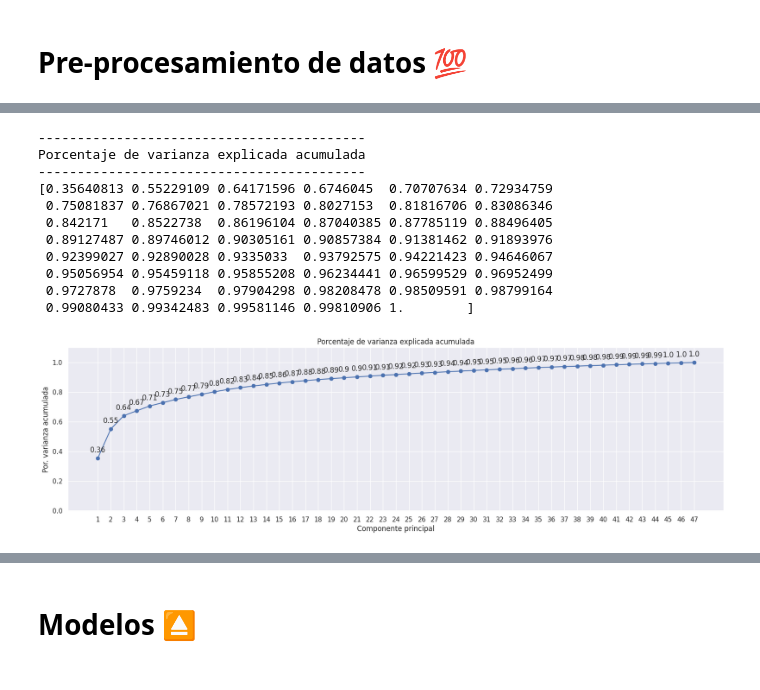
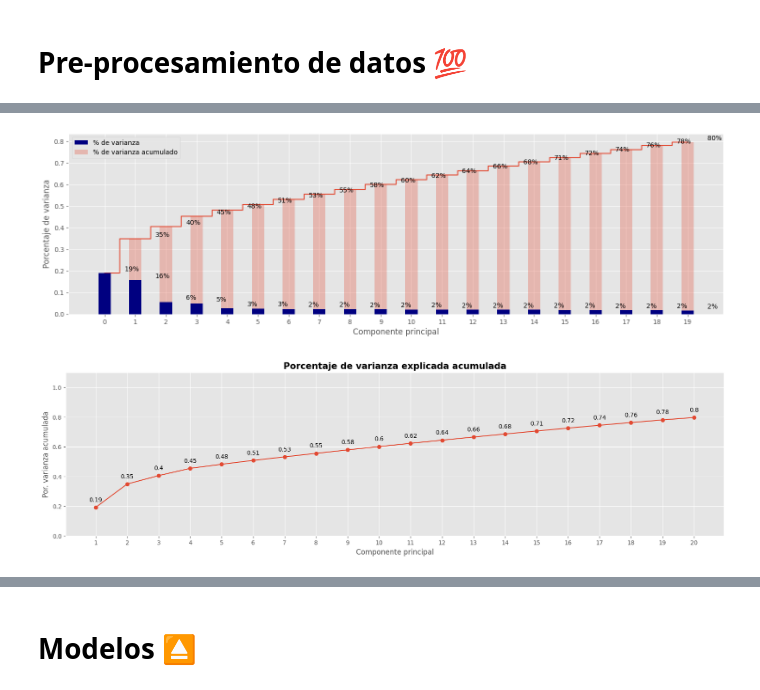
Before and after one commit to piero0090/Tesis-SeminarioII, a Jupyter notebook: Clustering_football_players.ipynb, the cells around one changed output, grey strips where cells are left out. Saved outputs shown, nothing was run; the diff lists cells and outputs as text; code cells hidden in the pictures.

```diff
--- a/Clustering_football_players.ipynb
+++ b/Clustering_football_players.ipynb
@@ -133,7 +126,7 @@ ax.bar_label(ax.containers[0])
 # Entrenamiento modelo PCA con escalado de los datos
 # ==============================================================================
 pca_pipe = make_pipeline(StandardScaler(), PCA())
-pca_pipe.fit(datosML)
+pca_pipe.fit(dataSample)
 # Se extrae el modelo entrenado del pipeline
 modelo_pca = pca_pipe.named_steps['pca']
 # %%
@@ -156,16 +153,21 @@ modelo_dataframe.head(3)
+# %%
+varianceCum_array = []
+for varianceCum in range(0,20):
+    varianceCum_array.append(cum_explained_variance[varianceCum])
+# %%
+varianceRatio_array = []
+for varianceRatio in range(0,20):
+    varianceRatio_array.append(explainedvce[varianceRatio])
 # %%
 # Porcentaje de varianza explicada por cada componente
-print('----------------------------------------------------')
-print('Porcentaje de varianza explicada por cada componente')
-print('----------------------------------------------------')
 
 fig, ax = plt.subplots(nrows=1, ncols=1, figsize=(18, 5))
 ax.bar(
-    x      = np.arange(modelo_pca.n_components_)+1,
-    height = modelo_pca.explained_variance_ratio_
+    x      = np.arange(20)+1,
+    height = varianceRatio_array
 )
 
-for x, y in zip(np.arange(len(datosML.columns)) +1, modelo_pca.explained_variance_ratio_):
+for x, y in zip(np.arange(20) +1, varianceRatio_array):
     label = round(y, 2)
     ax.annotate(
         label,
@@ -175,9 +177,9 @@ for x, y in zip(np.arange(len(datosML.columns)) +1, modelo_pca.explained_varianc
         ha='center'
     )
 
-ax.set_xticks(np.arange(modelo_pca.n_components_) +1)
-ax.set_ylim(0, 0.4)
-ax.set_title('Porcentaje de varianza explicada por cada componente')
+ax.set_xticks(np.arange(20) +1)
+ax.set_ylim(0, 0.3)
+ax.set_title('Porcentaje de varianza explicada por cada componente', fontsize=15, weight='bold')
 ax.set_xlabel('Componente principal')
 ax.set_ylabel('Por. varianza explicada');
 # %% [output]
@@ -243,47 +229,51 @@ array([0.35640813, 0.55229109, 0.64171596, 0.6746045 , 0.70707634,
+# %%
+fig, ax = plt.subplots(figsize = (18, 5))
+ax.bar(x = x_range, width = 0.4,height = varianceRatio_array, zorder = 20,
+       color = "navy", label = "% de varianza")
+ax.bar(x = x_range, width = 0.4,height = varianceCum_array, alpha = 0.3,
+       label = "% de varianza acumulado")
+ax.step(x = x_range, y = varianceCum_array, where = "mid")
+ax.set_xlabel("Componente principal")
+ax.set_ylabel("Porcentaje de varianza")
+for i, v in enumerate(varianceRatio_array):
+    ax.text(x = i + 0.65, y = v + 0.01, s = str(round(v * 100)) + "%")
+for i, v in enumerate(varianceCum_array[1:], start = 1):
+    ax.text(x = i + 0.65, y = v + 0.01, s = str(round(v * 100)) + "%")
+ax.set_xticks(x_range, labels = x_range)
+ax.legend()
+plt.show()
+# %% [output]
+[figure, added]
 # %%
 # Porcentaje de varianza explicada acumulada
 # ==============================================================================
-prop_varianza_acum = modelo_pca.explained_variance_ratio_.cumsum()
-print('------------------------------------------')
-print('Porcentaje de varianza explicada acumulada')
-print('------------------------------------------')
-print(prop_varianza_acum)
+prop_varianza_acum = varianceCum_array
+#prop_varianza_acum = modelo_pca.explained_variance_ratio_.cumsum()
 
 fig, ax = plt.subplots(nrows=1, ncols=1, figsize=(20, 5))
 ax.plot(
-    np.arange(len(datosML.columns)) + 1,
+    np.arange(20) + 1,
     prop_varianza_acum,
     marker = 'o'
 )
 
-for x, y in zip(np.arange(len(datosML.columns)) + 1, prop_varianza_acum):
+for x, y in zip(np.arange(20) + 1, prop_varianza_acum):
     label = round(y, 2)
     ax.annotate(
         label,
         (x,y),
         textcoords="offset points",
         xytext=(0,10),
         ha='center'
     )
 
 ax.set_ylim(0, 1.1)
-ax.set_xticks(np.arange(modelo_pca.n_components_) + 1)
-ax.set_title('Porcentaje de varianza explicada acumulada')
+ax.set_xticks(np.arange(20) + 1)
+ax.set_title('Porcentaje de varianza explicada acumulada', fontsize=15, weight='bold')
 ax.set_xlabel('Componente principal')
 ax.set_ylabel('Por. varianza acumulada');
 # %% [output]
-------------------------------------------
-Porcentaje de varianza explicada acumulada
-------------------------------------------
-[0.35640813 0.55229109 0.64171596 0.6746045  0.70707634 0.72934759
- 0.75081837 0.76867021 0.78572193 0.8027153  0.81816706 0.83086346
- 0.842171   0.8522738  0.86196104 0.87040385 0.87785119 0.88496405
- 0.89127487 0.89746012 0.90305161 0.90857384 0.91381462 0.91893976
- 0.92399027 0.92890028 0.9335033  0.93792575 0.94221423 0.94646067
- 0.95056954 0.95459118 0.95855208 0.96234441 0.96599529 0.96952499
- 0.9727878  0.9759234  0.97904298 0.98208478 0.98509591 0.98799164
- 0.99080433 0.99342483 0.99581146 0.99810906 1.        ]
-[figure, old version]
+[figure, new version]
 # %%
 #Matriz de correlación de las variables (verificar que haya correlacion
 #entre variables para aplicar PCA)
```
Also changed, not shown: parts of 76 cells of this notebook.
